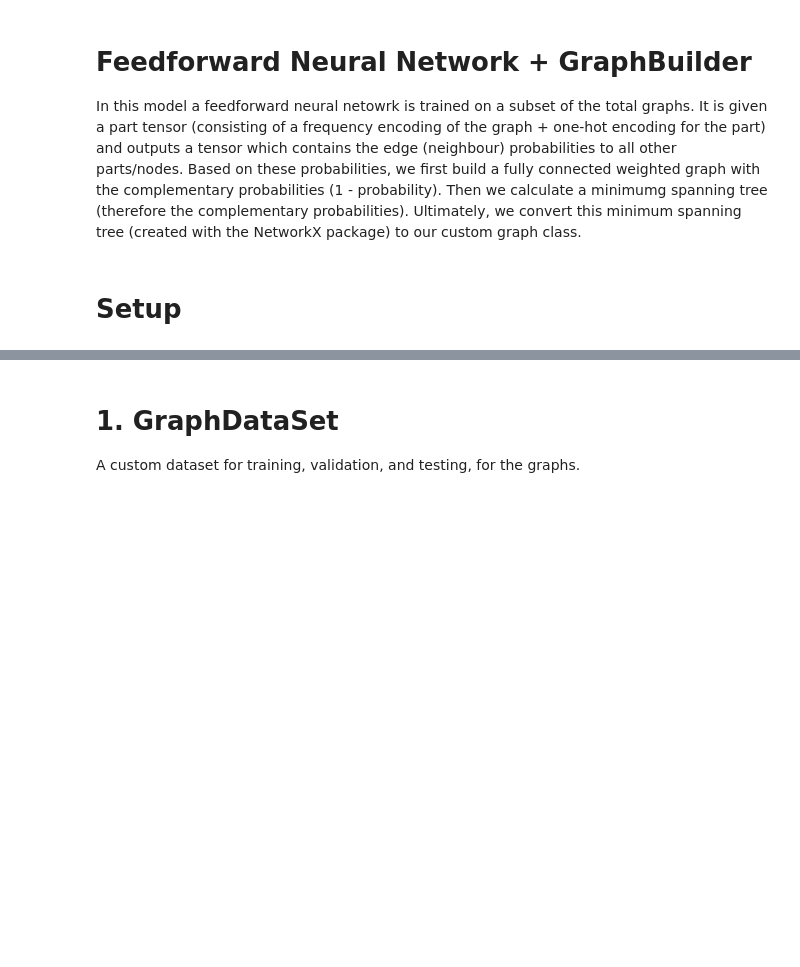
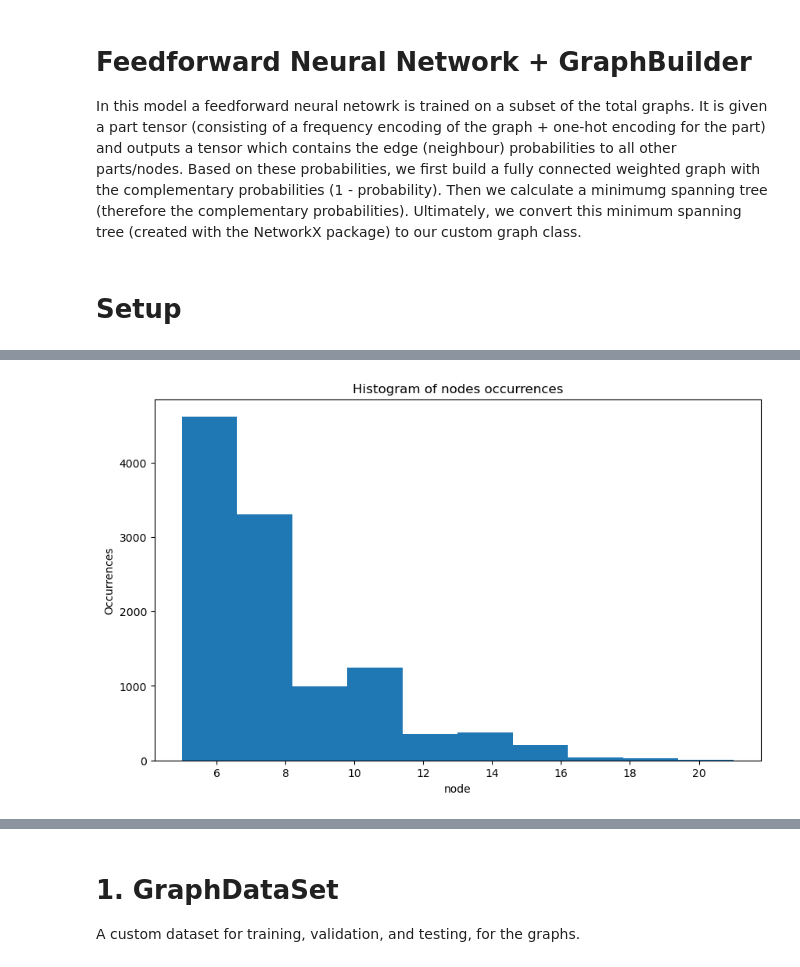
Before and after one commit to javajonny/ai-lecture-project, a Jupyter notebook: predict_neighbours.ipynb, the cells around one changed output, grey strips where cells are left out. Saved outputs shown, nothing was run; the diff lists cells and outputs as text; code cells hidden in the pictures; blank space fills up the shorter version.

```diff
--- a/predict_neighbours.ipynb
+++ b/predict_neighbours.ipynb
@@ -47,0 +50,85 @@ batch_size = 128
+# %%
+# descriptive analysis of the dataset
+graphs = load_graphs("data/graphs.dat")
+'''
+graphs[0].draw()
+print(graphs[0].get_parts())
+print(graphs[0].get_nodes())
+'''
+number_of_graphs = len(graphs)
+number_of_parts = 0
+number_of_families = 0
+number_of_connected_graphs = 0
+number_of_cyclic_graphs = 0
+number_of_nodes = []
+part_id_counter = Counter()
+family_id_counter = Counter()
+node_id_counter = Counter()
+
+part_set = set()
+
+
+
+for graph in graphs:
+    if graph.is_connected():
+        number_of_connected_graphs += 1
+    if graph.is_cyclic():
+        number_of_cyclic_graphs += 1
+    nodes = graph.get_nodes()
+    parts = graph.get_parts()
+    number_of_nodes.append(len(nodes))
+    for node in nodes:
+        node_id_counter[node.get_id] += 1
+    for part in parts:
+        p_id = int(part.get_part_id())
+        part_set.add(p_id)
+        part_id_counter[p_id] += 1
+        family_id_counter[int(part.get_family_id())] += 1
+        if int(part.get_family_id()) == 0:
+            print(p_id, part.get_family_id())
+        number_of_parts += 1
+        number_of_families += 1
+
+# cannot use get_parts method because it returns a set of nodes
+print(f"Number of graphs: {number_of_graphs}")
+print(f"Number of parts: {number_of_parts}")
+print(f"Number of distinct parts: {len(part_set)}")
+# Get the smallest part_id
+smallest_part_id = min(part_set)
+print(f"The smallest part_id is: {smallest_part_id}")
+
+
+print(f"Number of families: {number_of_families}")
+print(f"Number of connected graphs: {number_of_connected_graphs}")
+print(f"Number of cyclic graphs: {number_of_cyclic_graphs}")
+
+
+
+# Convert the Counter dictionary into two lists:
+part_ids, counts = zip(*part_id_counter.items())
+
+plt.figure(figsize=(10, 6))
+plt.hist(number_of_nodes)
+plt.xlabel("node")
+plt.ylabel("Occurrences")
+plt.title("Histogram of nodes occurrences")
+plt.show()
+
+parts, counts = zip(*part_id_counter.items())
+# Visualization: Bar chart
+plt.figure(figsize=(10, 6))
+plt.bar(parts, counts, alpha=0.75, color='green', edgecolor='black')
+plt.title("Occurrences of parts")
+plt.xlabel("Part_id")
+plt.ylabel("Count")
+plt.show()
+
+family, counts = zip(*family_id_counter.items())
+# Visualization: Bar chart
+plt.figure(figsize=(10, 6))
+plt.bar(family, counts, alpha=0.75, color='red', edgecolor='black')
+plt.title("Occurrences of Families")
+plt.xlabel("Famil_id")
+plt.ylabel("Count")
+plt.show()
+# %% [output]
@@ -47,0 +152 @@ batch_size = 128
+[figure, added]
```
Also changed, not shown: parts of 10 cells of this notebook, 1 other file.
